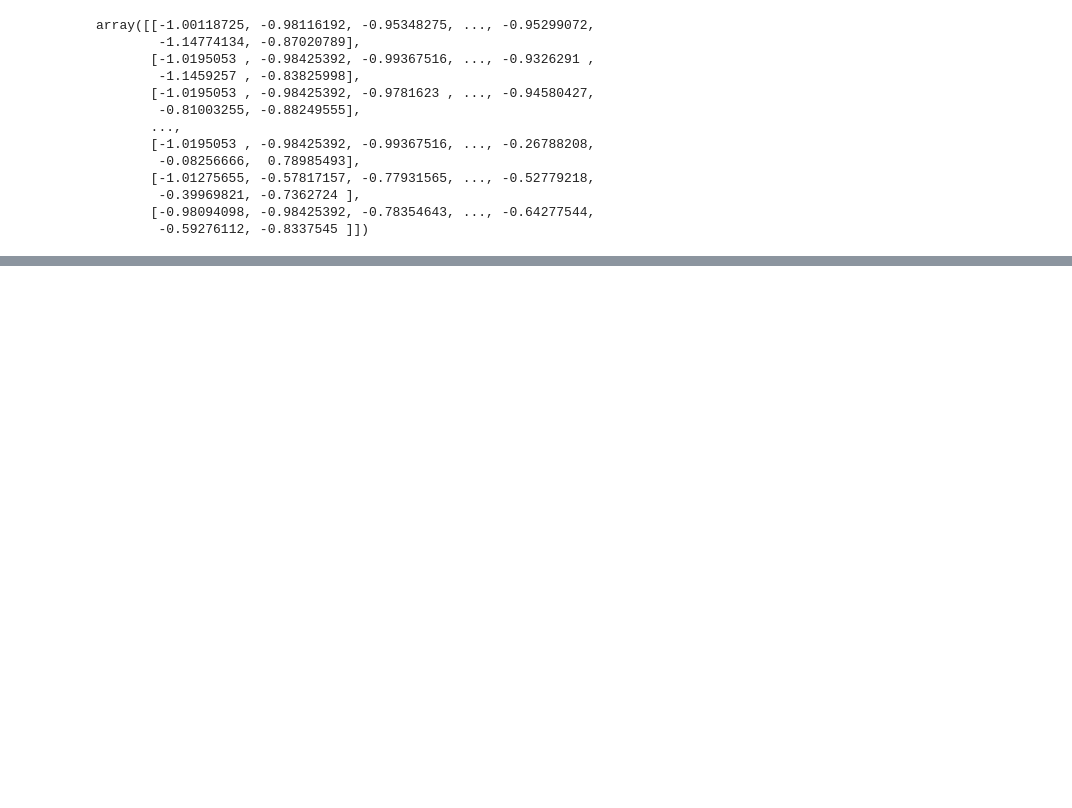
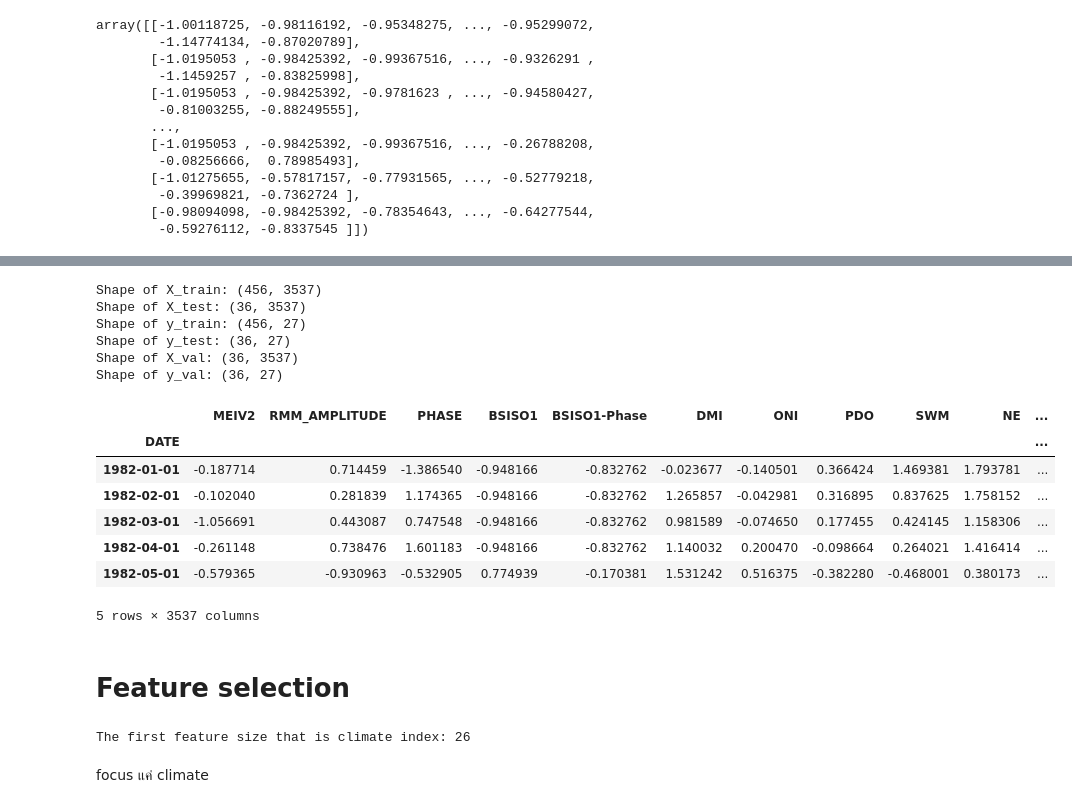
Before and after one commit to TKhahahah/Data_Mining_FinalProject, a Jupyter notebook: DTM_PJ1.ipynb, the cells around one changed output, grey strips where cells are left out. Saved outputs shown, nothing was run; the diff lists cells and outputs as text; code cells hidden in the pictures; blank space fills up the shorter version.

```diff
--- a/DTM_PJ1.ipynb
+++ b/DTM_PJ1.ipynb
@@ -399,0 +493,34 @@ array([[-1.00118725, -0.98116192, -0.95348275, ..., -0.95299072,
+# %%
+#Split test and train
+
+Train_df_list1, Val_df_list1, Test_df_list1,Train_df_list2,  Val_df_list2 ,Test_df_list2 = [], [],[],[],[],[]
+for i_table in range(len(list_table)):
+  Train_df_list1.append(list_table[i_table][start_interval_train1:end_interval_train1])
+  Val_df_list1.append(list_table[i_table][start_interval_val1:end_interval_val1])
+  Test_df_list1.append(list_table[i_table][start_interval_test1:end_interval_test1])
+  Train_df_list2.append(list_table[i_table][start_interval_train1:end_interval_train2])
+  Val_df_list2.append(list_table[i_table][start_interval_val2:end_interval_val2])
+  Test_df_list2.append(list_table[i_table][start_interval_test2:end_interval_test2])
+
+fold =[]
+fold.append([Train_df_list1,Test_df_list1,Val_df_list1])
+fold.append([Train_df_list2,Test_df_list2,Val_df_list2])
+# %%
+# สมมติ list_table มีโครงสร้างแบบนี้
+# list_table[-1] = Y (rainfall)
+# list_table[:-1] = X (features ทั้งหมด)
+
+# ---- Fold 1 ----
+# X_train: features ทุกตัว ช่วง train
+X_train_fold1 = pd.concat(Train_df_list1[:-1], axis=1)
+
+# y_train: target (rainfall) ช่วง train
+y_train_fold1 = Train_df_list1[-1]
+
+# X_val
+X_val_fold1   = pd.concat(Val_df_list1[:-1], axis=1)
+y_val_fold1   = Val_df_list1[-1]
+
+# X_test
+X_test_fold1  = pd.concat(Test_df_list1[:-1], axis=1)
+y_test_fold1  = Test_df_list1[-1]
@@ -399,0 +547,33 @@ array([[-1.00118725, -0.98116192, -0.95348275, ..., -0.95299072,
+# %%
+print(f"Shape of X_train: {X_train_fold1.shape}")
+print(f"Shape of X_test: {X_test_fold1.shape}")
+print(f"Shape of y_train: {y_train_fold1.shape}")
+print(f"Shape of y_test: {y_test_fold1.shape}")
+print(f"Shape of X_val: {X_val_fold1.shape}")
+print(f"Shape of y_val: {y_val_fold1.shape}")
+# %% [output]
+Shape of X_train: (456, 3537)
+Shape of X_test: (36, 3537)
+Shape of y_train: (456, 27)
+Shape of y_test: (36, 27)
+Shape of X_val: (36, 3537)
+Shape of y_val: (36, 27)
+# %%
+X_train_fold1.head()
+# %% [output]
+|  | MEIV2 | RMM_AMPLITUDE | PHASE | BSISO1 | BSISO1-Phase | DMI | ONI | PDO | SWM | NE | ... |
+| DATE |  |  |  |  |  |  |  |  |  |  | ... |
+| 1982-01-01 | -0.187714 | 0.714459 | -1.386540 | -0.948166 | -0.832762 | -0.023677 | -0.140501 | 0.366424 | 1.469381 | 1.793781 | ... |
+| 1982-02-01 | -0.102040 | 0.281839 | 1.174365 | -0.948166 | -0.832762 | 1.265857 | -0.042981 | 0.316895 | 0.837625 | 1.758152 | ... |
+| 1982-03-01 | -1.056691 | 0.443087 | 0.747548 | -0.948166 | -0.832762 | 0.981589 | -0.074650 | 0.177455 | 0.424145 | 1.158306 | ... |
+| 1982-04-01 | -0.261148 | 0.738476 | 1.601183 | -0.948166 | -0.832762 | 1.140032 | 0.200470 | -0.098664 | 0.264021 | 1.416414 | ... |
+| 1982-05-01 | -0.579365 | -0.930963 | -0.532905 | 0.774939 | -0.170381 | 1.531242 | 0.516375 | -0.382280 | -0.468001 | 0.380173 | ... |
+5 rows × 3537 columns
+# %% [markdown]
+# Feature selection
+# %%
+print("The first feature size that is climate index:", n_feature_climate)
+# %% [output]
+The first feature size that is climate index: 26
+# %% [markdown]
+focus แค่ climate
```
Also changed, not shown: parts of 27 cells of this notebook.
